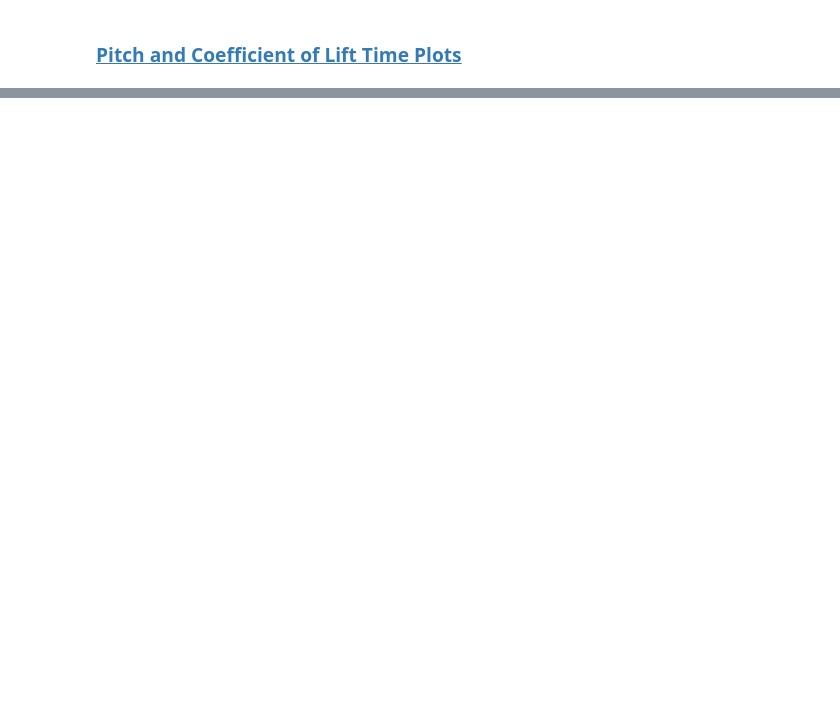
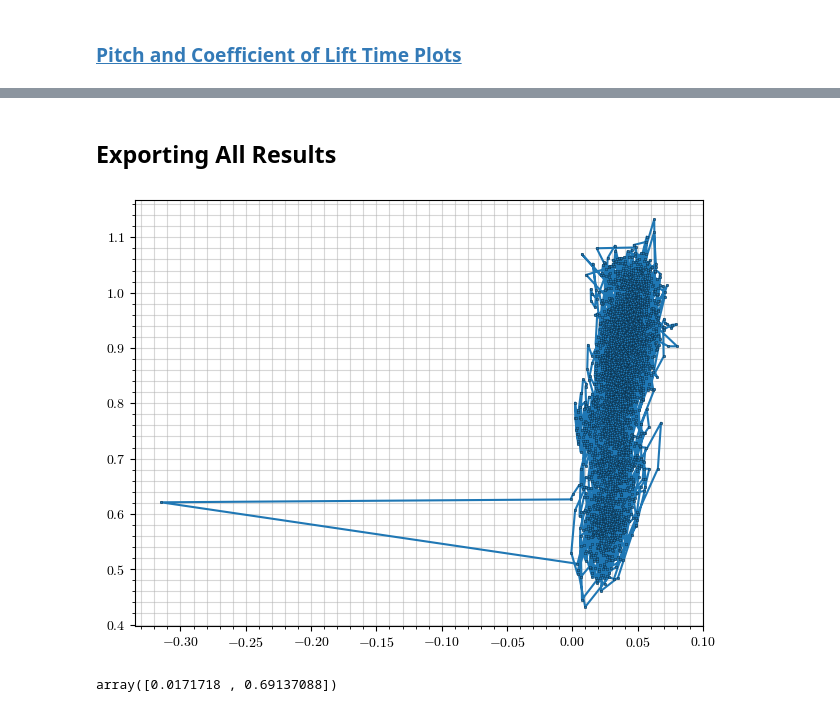
Before and after one commit to wkemp-edu/ArduPilot_AnalysisSuite, a Jupyter notebook: Investigations/June15thAnalysis_1Hz.ipynb, the cells around one changed output, grey strips where cells are left out. Drawn from its saved outputs; the diff is of its cells as text; code cells hidden in the pictures; blank space fills up the shorter version.

```diff
--- a/Investigations/June15thAnalysis_1Hz.ipynb
+++ b/Investigations/June15thAnalysis_1Hz.ipynb
@@ -496,3 +608,5 @@ main.save_figure(time_pitch_CL, f'{time_pitch_CL=}'.split('=')[0], figure_path)
+# %% [markdown]
+## Exporting All Results
 # %%
 # Exporting workspace
 import dill
@@ -501,6 +615,37 @@ dill.dump_session(location)
 
 # Exporting raw polar data
 
-# Exporting averaged raw polar data
+# Packaging raw polars
+rawpolar_eta = pd.DataFrame.from_dict({'CD': cd_total_eta, 'CL': cl_total_cruise})
+rawpolar_ct = pd.DataFrame.from_dict({'CD': cd_total_ct, 'CL': cl_total_cruise})
+rawpolar_desc = pd.DataFrame.from_dict({'CD': cd_total_desc, 'CL': cl_total_desc})
+# Packaging averaged polars
+avepolar_eta = pd.DataFrame.from_dict({'CD': cd_means_eta, 'CL': cl_means_cruise})
+avepolar_ct = pd.DataFrame.from_dict({'CD': cd_means_ct, 'CL': cl_means_cruise})
+avepolar_desc = pd.DataFrame.from_dict({'CD': cd_means_desc, 'CL': cl_means_desc})
+# Packaging standard deviation polars
+stdpolar_eta = pd.DataFrame.from_dict({'CD': cd_stds_eta, 'CL': cl_stds_cruise})
+stdpolar_ct = pd.DataFrame.from_dict({'CD': cd_stds_ct, 'CL': cl_stds_cruise})
+stdpolar_desc = pd.DataFrame.from_dict({'CD': cd_stds_desc, 'CL': cl_stds_desc})
+# Packaging 95% CI polars
+ci95polar_eta = pd.DataFrame.from_dict({'CD': cd_ci95_eta, 'CL': cl_ci95_cruise})
+ci95polar_ct = pd.DataFrame.from_dict({'CD': cd_ci95_ct, 'CL': cl_ci95_cruise})
+ci95polar_desc = pd.DataFrame.from_dict({'CD': cd_ci95_desc, 'CL': cl_ci95_desc})
 
-# Exporting fitted polar data
+eta_cruise_fullresult = main.result(rawpolar_eta, avepolar_eta, stdpolar_eta, ci95polar_eta, polar_eta, createv)
+ct_cruise_fullresult = main.result(rawpolar_ct, avepolar_ct, stdpolar_ct, ci95polar_ct, polar_ct, createv)
+desc_fullresult = main.result(rawpolar_desc, avepolar_desc, stdpolar_desc, ci95polar_desc, polar_desc, createv)
+
+# Saving results to their pickles
+pd.to_pickle(eta_cruise_fullresult, result_path+'eta_cruise_fullresult.pkl')
+# %%
+plt.figure()
+plt.plot(ct_cruise_fullresult.raw_polar.CD, ct_cruise_fullresult.raw_polar.CL)
+plt.show()
+# %% [output]
+[figure, added]
+# %%
+test = pd.read_pickle(result_path+'eta_cruise_fullresult.pkl')
+test.fit_polar
+# %% [output]
+array([0.0171718 , 0.69137088])
```
Also changed, not shown: parts of 15 cells of this notebook, 2 other files.
